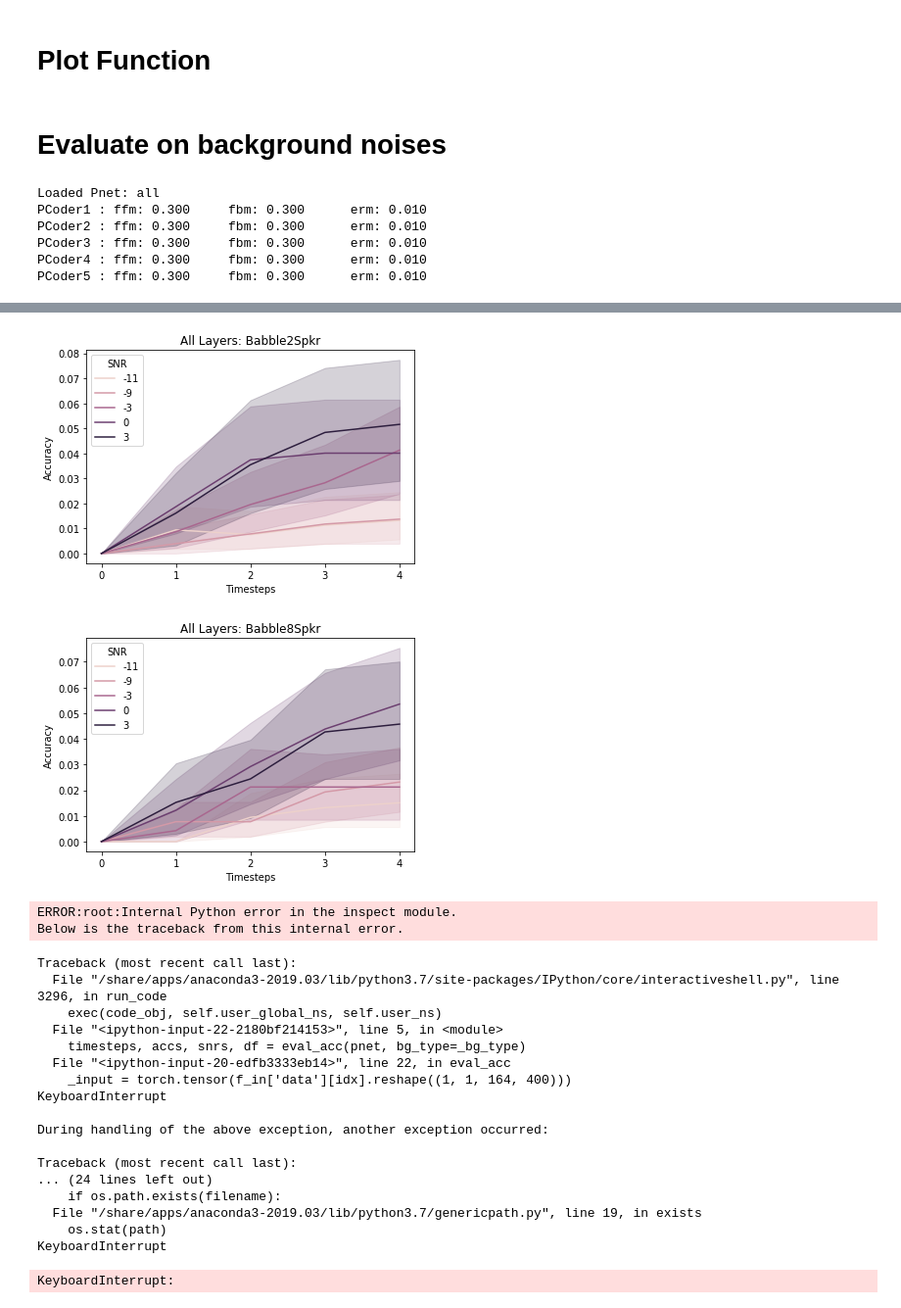
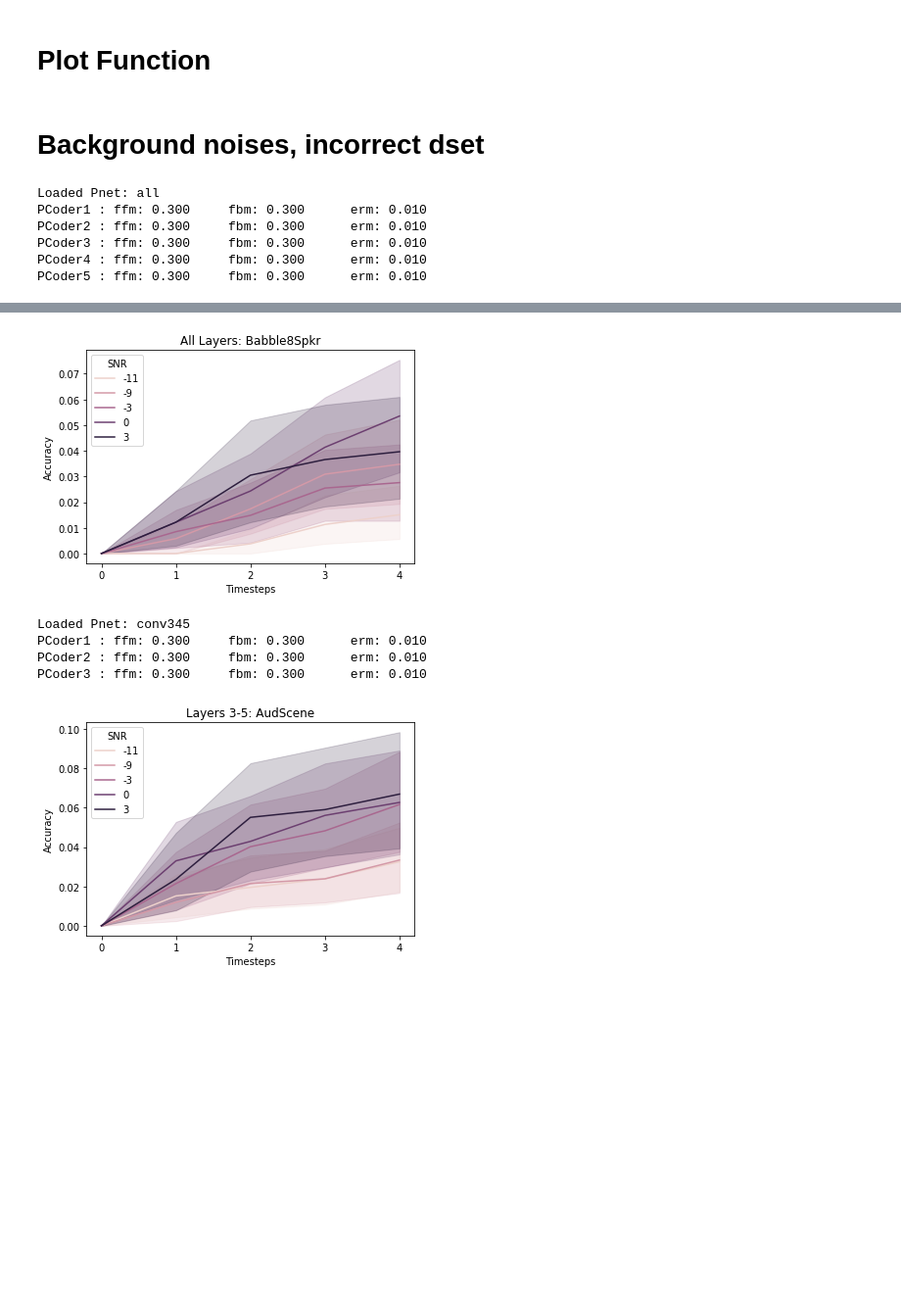
Before and after one commit to chingf/hallucnn, a Jupyter notebook: src/models/07-eval-accuracy.ipynb, the cells around one changed output, grey strips where cells are left out. Shown at 98% size. Saved outputs shown, nothing was run; the diff lists cells and outputs as text; code cells hidden in the pictures; blank space fills up the shorter version.

```diff
--- a/src/models/07-eval-accuracy.ipynb
+++ b/src/models/07-eval-accuracy.ipynb
@@ -32,12 +33,14 @@ args.append((PNetClass, pnet_name, p_layers))
 # %%
-from pbranchednetwork_a1 import PBranchedNetwork_A1SeparateHP
-PNetClass = PBranchedNetwork_A1SeparateHP
-pnet_name = 'a1'
-p_layers = 'Layers 1-3'
-args.append((PNetClass, pnet_name, p_layers))
+from pbranchednetwork_conv345 import PBranchedNetwork_Conv345SeparateHP
+PNetClass = PBranchedNetwork_Conv345SeparateHP
+pnet_name = 'conv345'
+p_layers = 'Layers 3-5'
+chckpt = 5
+args.append((PNetClass, pnet_name, p_layers, chckpt))
 # %%
-from pbranchednetwork_conv1 import PBranchedNetwork_Conv1SeparateHP
-PNetClass = PBranchedNetwork_Conv1SeparateHP
-pnet_name = 'conv1'
-p_layers = 'Layer 1'
-args.append((PNetClass, pnet_name, p_layers))
+from pbranchednetwork_conv3 import PBranchedNetwork_Conv3SeparateHP
+PNetClass = PBranchedNetwork_Conv3SeparateHP
+pnet_name = 'conv3'
+p_layers = 'Layer 3'
+chckpt = 5
+args.append((PNetClass, pnet_name, p_layers, chckpt))
@@ -66,12 +62,12 @@ Device: cuda:0
 # %% [markdown]
 # Helper functions
 # %%
-def load_pnet(PNetClass, pnet_name):
+def load_pnet(PNetClass, pnet_name, chckpt):
     net = BranchedNetwork()
     net.load_state_dict(torch.load(f'{engram_dir}networks_2022_weights.pt'))
     pnet = PNetClass(net, build_graph=False)
     pnet.load_state_dict(torch.load(
-        f"{checkpoints_dir}{pnet_name}/{pnet_name}-50-regular.pth",
+        f"{checkpoints_dir}{pnet_name}/{pnet_name}-{chckpt}-regular.pth",
         map_location='cpu'
         ))
     pnet.to(DEVICE)
@@ -198,17 +194,23 @@ def eval_acc(
         'SNR': snrs
     })
     return timesteps, accs, snrs, df
-# %% [markdown]
-# Evaluate on background noises
+# %% [markdown]
+# Background noises, incorrect dset
 # %%
 # This is bad practice! But the warnings are real annoying
 import warnings
 warnings.filterwarnings("ignore")
+# %%
+exclude_timit = True
+exclude_correct = True
+exclude_incorrect = False
+dset_name = 'incorrects'
+eval_bgs = ['AudScene'] # np.unique(bg)
 # %%
 for arg in args:
-    PNetClass, pnet_name, p_layers = arg
-    pnet = load_pnet(PNetClass, pnet_name)
-    for _bg_type in np.unique(bg):
+    PNetClass, pnet_name, p_layers, chckpt = arg
+    pnet = load_pnet(PNetClass, pnet_name, chckpt)
+    for _bg_type in eval_bgs:
         timesteps, accs, snrs, df = eval_acc(
             pnet, bg_type=_bg_type,
             exclude_timit=exclude_timit,
@@ -241,22 +243,6 @@ PCoder5 : ffm: 0.300     fbm: 0.300      erm: 0.010
-[figure, old version]
+[figure, new version]
+Loaded Pnet: conv345
+PCoder1 : ffm: 0.300     fbm: 0.300      erm: 0.010
+PCoder2 : ffm: 0.300     fbm: 0.300      erm: 0.010
+PCoder3 : ffm: 0.300     fbm: 0.300      erm: 0.010
-[figure, old version]
+[figure, new version]
-ERROR:root:Internal Python error in the inspect module.
-Below is the traceback from this internal error.
-Traceback (most recent call last):
-  File "/share/apps/anaconda3-2019.03/lib/python3.7/site-packages/IPython/core/interactiveshell.py", line 3296, in run_code
-    exec(code_obj, self.user_global_ns, self.user_ns)
-  File "<ipython-input-22-2180bf214153>", line 5, in <module>
-    timesteps, accs, snrs, df = eval_acc(pnet, bg_type=_bg_type)
-  File "<ipython-input-20-edfb3333eb14>", line 22, in eval_acc
-    _input = torch.tensor(f_in['data'][idx].reshape((1, 1, 164, 400)))
-KeyboardInterrupt
-
-During handling of the above exception, another exception occurred:
-
-Traceback (most recent call last):
-... (24 lines left out)
-    if os.path.exists(filename):
-  File "/share/apps/anaconda3-2019.03/lib/python3.7/genericpath.py", line 19, in exists
-    os.stat(path)
-KeyboardInterrupt
-KeyboardInterrupt:
```
Also changed, not shown: parts of 10 cells of this notebook, 25 other files.
